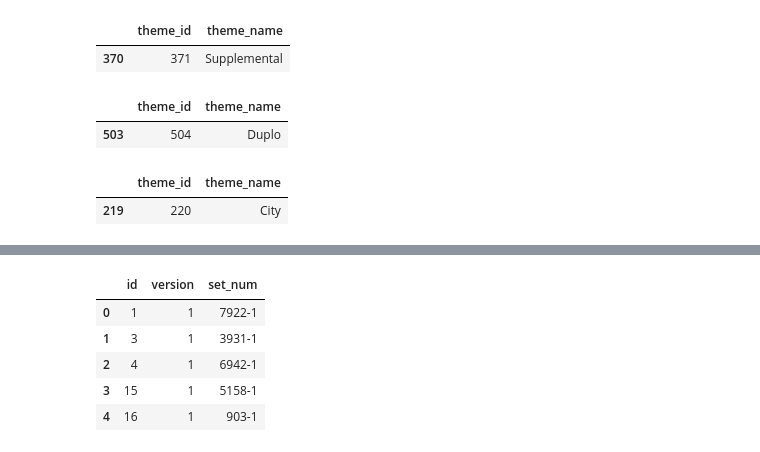
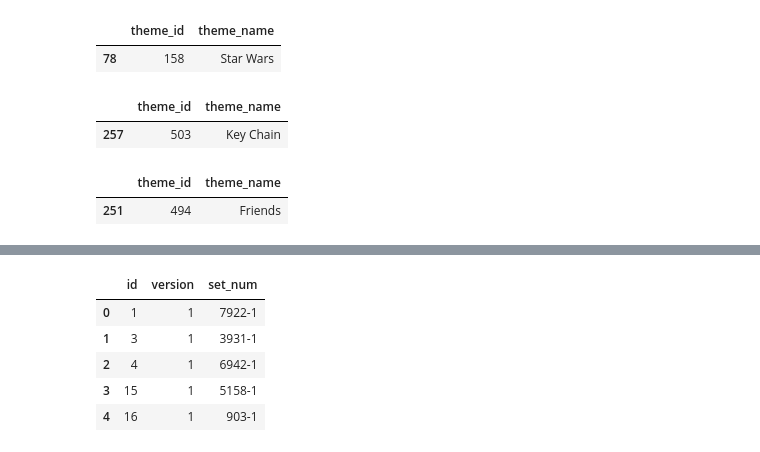
Before and after one commit to mkipper/capstone2-lego-data, a Jupyter notebook: lego_capstone2_cleaning.ipynb, the cells around one changed output, grey strips where cells are left out. Cells and saved outputs as stored; diff of their text form; code cells hidden in the pictures.

```diff
--- a/lego_capstone2_cleaning.ipynb
+++ b/lego_capstone2_cleaning.ipynb
@@ -140,18 +140,18 @@ themes[themes['theme_id'] == 501]
 # %%
 # Supplemental as a theme also doesn't help identify a set.
-themes[themes['theme_id'] == 371]
+themes[themes['theme_id'] == 158]
 # %% [output]
 |  | theme_id | theme_name |
-| 370 | 371 | Supplemental |
+| 78 | 158 | Star Wars |
 # %%
 # Duplo is quite different from regular Lego bricks and a duplo brick is easily identifiable to a duplo set.
-themes[themes['theme_id'] == 504]
+themes[themes['theme_id'] == 503]
 # %% [output]
 |  | theme_id | theme_name |
-| 503 | 504 | Duplo |
+| 257 | 503 | Key Chain |
 # %%
 # City as a theme is rich with many sets. I think this is the one I should use.
-themes[themes['theme_id'] == 220]
+themes[themes['theme_id'] == 494]
 # %% [output]
 |  | theme_id | theme_name |
-| 219 | 220 | City |
+| 251 | 494 | Friends |
```
Also changed, not shown: parts of 74 cells of this notebook, 5 other files.
